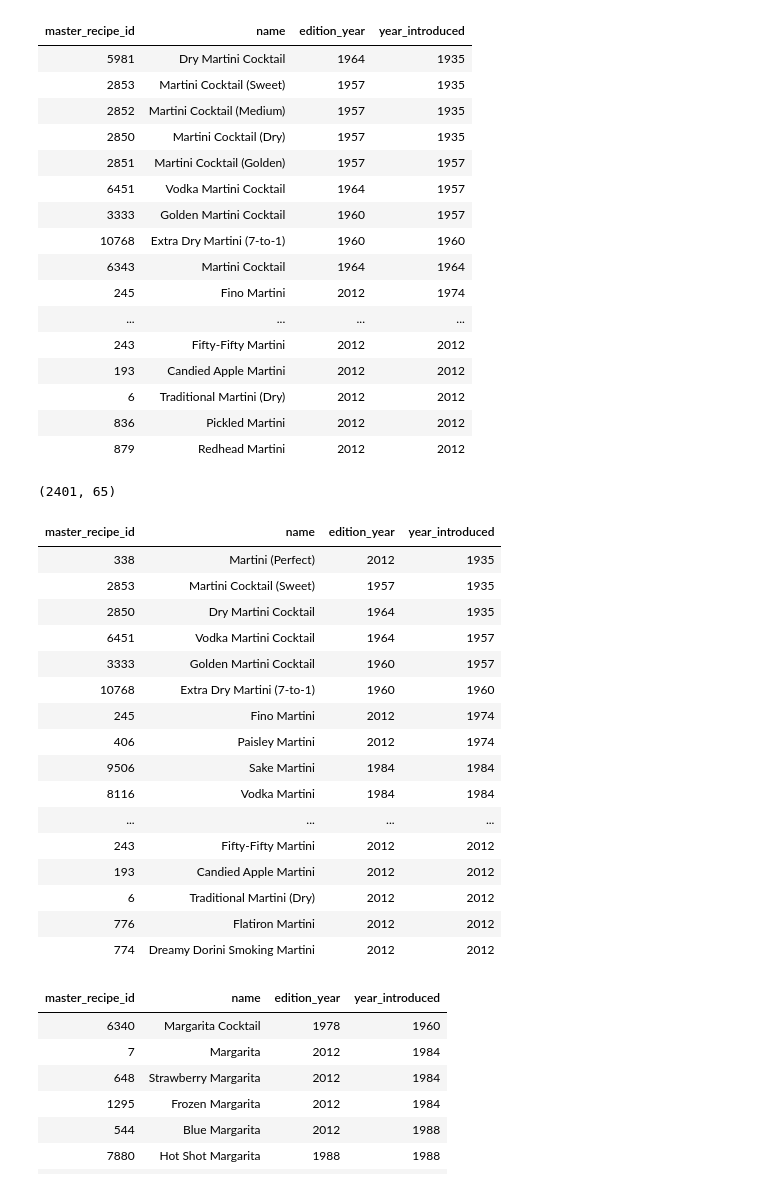
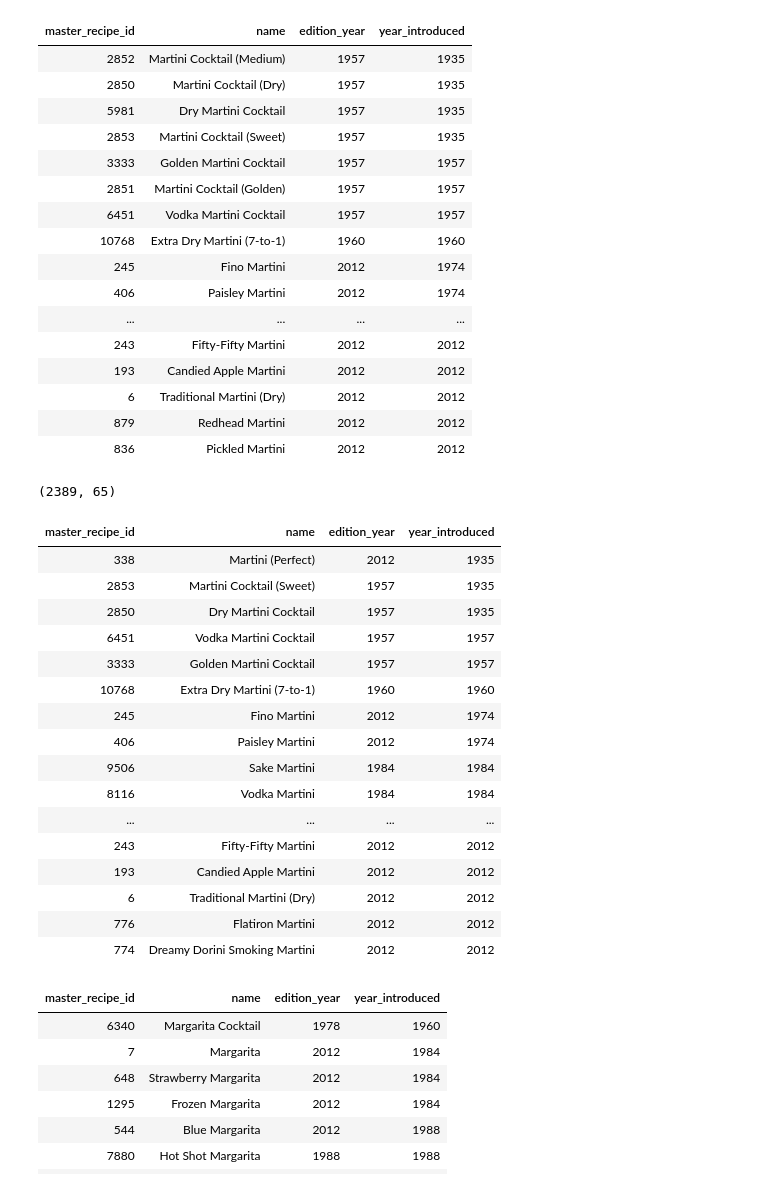
Before and after one commit to nrvanwyck/DS-Unit-2-Sprint-4-Predictive-Modeling-Project, a Jupyter notebook: Cleaning Mr. Boston Cocktail Data.ipynb, the cells around one changed output. Cells and saved outputs as stored; diff of their text form; code cells hidden in the pictures.

Commit message:
Cleaned ingredients and improved model

```diff
--- a/Cleaning Mr. Boston Cocktail Data.ipynb
+++ b/Cleaning Mr. Boston Cocktail Data.ipynb
@@ -5,7 +5,11 @@ cocktails_df = pd.read_csv('cocktails.csv', index_col=0, dtype={47: object,
                                                                 53: object,
                                                                 57: object})
 # %%
+import numpy as np
+
 pd.set_option("display.max_rows", 2500)
+
+cocktails_df = cocktails_df[cocktails_df['ingredient_id_0'].notna()]
 
 cocktails_df = cocktails_df.sort_values(by=['edition_year']).groupby(
     'master_recipe_id').last().reset_index()
@@ -37,7 +40,7 @@ cocktails_df[['master_recipe_id', 'name', 'edition_year', 'year_introduced']][
 | 1487 | Old-Fashioned Eggnog | 2012 | 2012 |
 # %%
 cocktails_df['master_recipe_id'] = cocktails_df['master_recipe_id'].replace({
-    2: 1121, 6402: 1121})
+    2: 1121})
 
 updated_year_introduced = cocktails_df.sort_values(
     by='year_introduced').groupby(
@@ -77,59 +80,56 @@ cocktails_df[['master_recipe_id', 'name', 'edition_year', 'year_introduced']][
     by=['year_introduced']).style.hide_index()
 # %% [output]
 | master_recipe_id | name | edition_year | year_introduced |
-| 5981 | Dry Martini Cocktail | 1964 | 1935 |
-| 2853 | Martini Cocktail (Sweet) | 1957 | 1935 |
 | 2852 | Martini Cocktail (Medium) | 1957 | 1935 |
 | 2850 | Martini Cocktail (Dry) | 1957 | 1935 |
+| 5981 | Dry Martini Cocktail | 1957 | 1935 |
+| 2853 | Martini Cocktail (Sweet) | 1957 | 1935 |
+| 3333 | Golden Martini Cocktail | 1957 | 1957 |
 | 2851 | Martini Cocktail (Golden) | 1957 | 1957 |
-| 6451 | Vodka Martini Cocktail | 1964 | 1957 |
-| 3333 | Golden Martini Cocktail | 1960 | 1957 |
+| 6451 | Vodka Martini Cocktail | 1957 | 1957 |
 | 10768 | Extra Dry Martini (7-to-1) | 1960 | 1960 |
-| 6343 | Martini Cocktail | 1964 | 1964 |
 | 245 | Fino Martini | 2012 | 1974 |
+| 406 | Paisley Martini | 2012 | 1974 |
 | ... | ... | ... | ... |
 | 243 | Fifty-Fifty Martini | 2012 | 2012 |
 | 193 | Candied Apple Martini | 2012 | 2012 |
 | 6 | Traditional Martini (Dry) | 2012 | 2012 |
+| 879 | Redhead Martini | 2012 | 2012 |
 | 836 | Pickled Martini | 2012 | 2012 |
-| 879 | Redhead Martini | 2012 | 2012 |
 # %%
 # For the martini, keeping variations on gin to vermouth ratio.
 # Consolidating martinis based on gin to vermouth ratio...
 cocktails_df['master_recipe_id'] = cocktails_df['master_recipe_id'].replace({
     5981: 2850, 2852: 338, 9855: 338, 2851: 3333, 9425: 335, 8941: 9853,
     9756: 9853, 339: 5})
-
-# This one has no recipe...
-cocktails_df = cocktails_df[cocktails_df['master_recipe_id'] != 6343]
 
 updated_year_introduced = cocktails_df.sort_values(
     by='year_introduced').groupby(
     'master_recipe_id').first().reset_index()[
     ['master_recipe_id', 'year_introduced']]
 updated_year_introduced_dict = pd.Series(
     updated_year_introduced['year_introduced'].values,
     index=updated_year_introduced['master_recipe_id']).to_dict()
 
 cocktails_df = cocktails_df.sort_values(by=['edition_year']).groupby(
     'master_recipe_id').last().reset_index()
 
 cocktails_df['year_introduced'] = cocktails_df[
     'master_recipe_id'].map(updated_year_introduced_dict)
 
 print(cocktails_df.shape)
 
 cocktails_df[['master_recipe_id', 'name', 'edition_year', 'year_introduced']][
     cocktails_df['name'].str.contains('Martini')].sort_values(
     by=['year_introduced']).style.hide_index()
 # %% [output]
-(2401, 65)
+(2389, 65)
 | master_recipe_id | name | edition_year | year_introduced |
 | 338 | Martini (Perfect) | 2012 | 1935 |
 | 2853 | Martini Cocktail (Sweet) | 1957 | 1935 |
-| 2850 | Dry Martini Cocktail | 1964 | 1935 |
-| 6451 | Vodka Martini Cocktail | 1964 | 1957 |
-| 3333 | Golden Martini Cocktail | 1960 | 1957 |
+| 2850 | Dry Martini Cocktail | 1957 | 1935 |
+| 6451 | Vodka Martini Cocktail | 1957 | 1957 |
+| 3333 | Golden Martini Cocktail | 1957 | 1957 |
 | 10768 | Extra Dry Martini (7-to-1) | 1960 | 1960 |
 | 245 | Fino Martini | 2012 | 1974 |
 | 406 | Paisley Martini | 2012 | 1974 |
```
Also changed, not shown: parts of 29 cells of this notebook, 3 other files.
